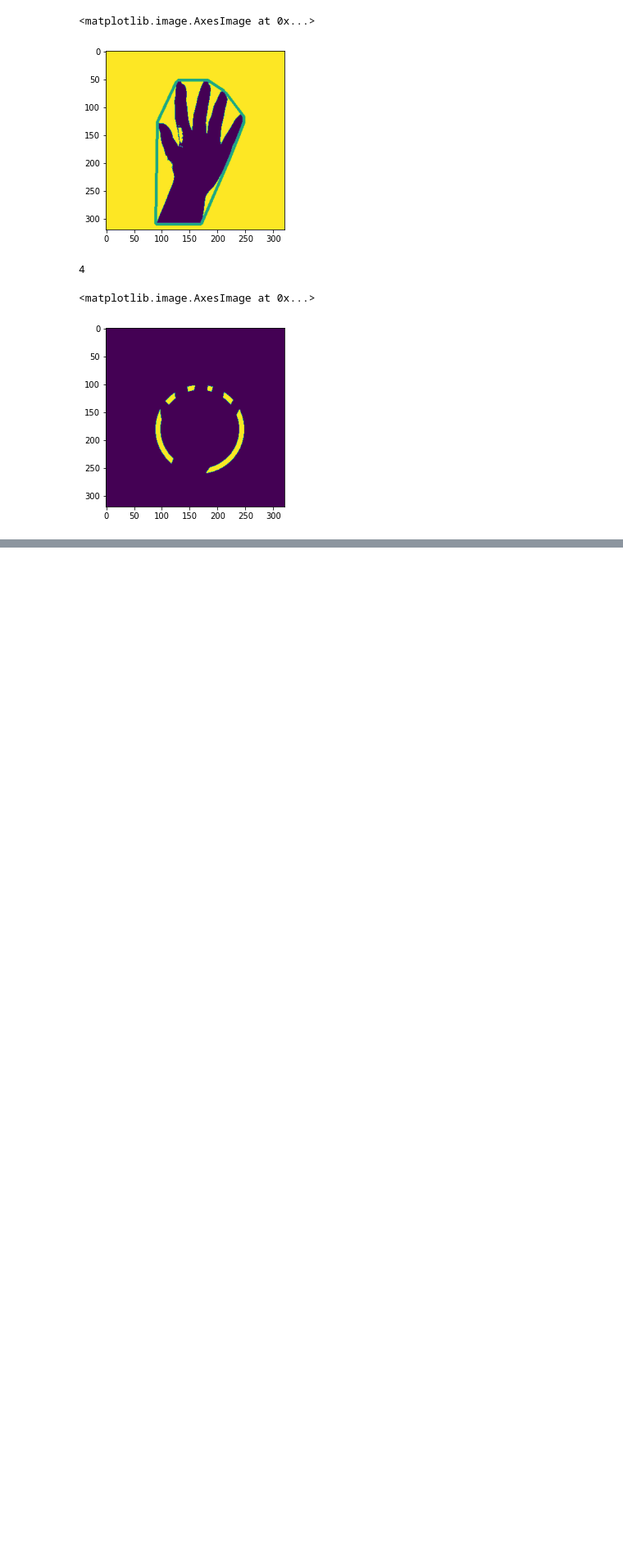
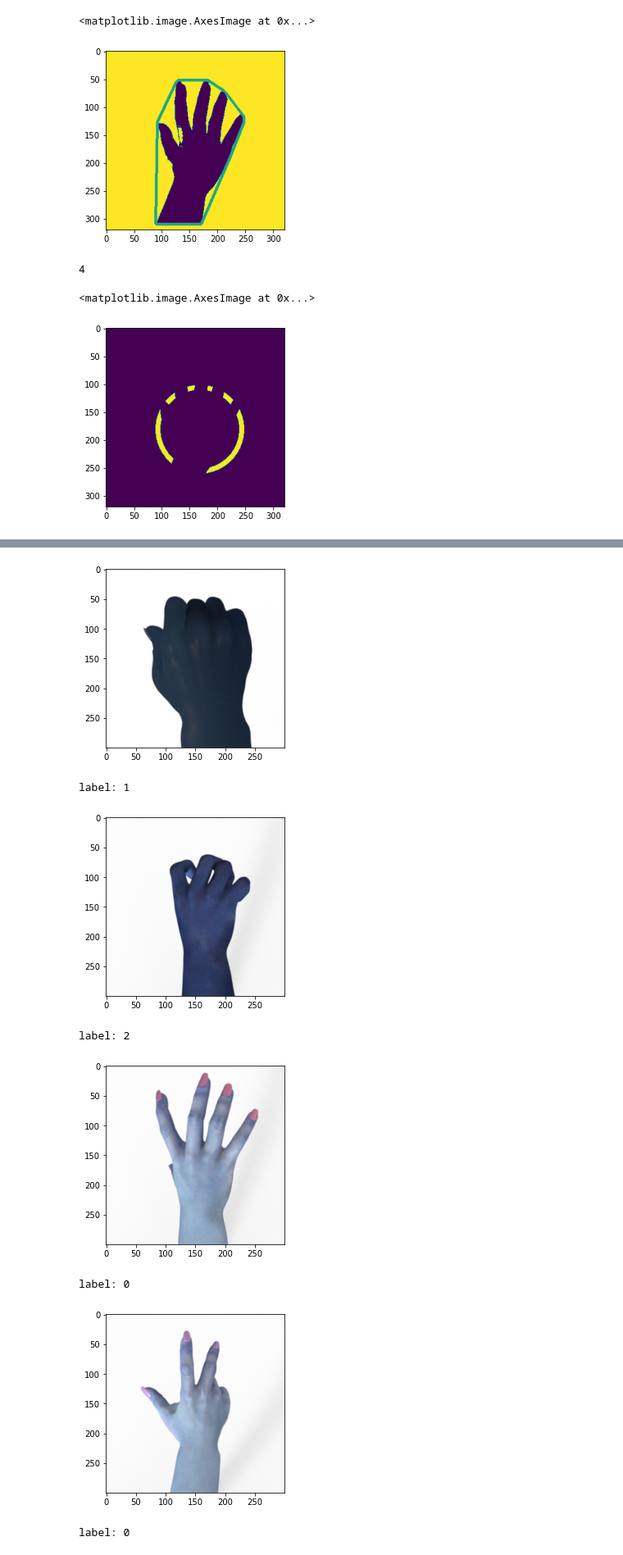
Before and after one commit to papa-ours/codeml-2021, a Jupyter notebook: challenge-6/challenge-6.ipynb, the cells around one changed output, grey strips where cells are left out. Shown at 82% size. Cells and saved outputs as stored; diff of their text form; code cells hidden in the pictures; blank space fills up the shorter version.

```diff
--- a/challenge-6/challenge-6.ipynb
+++ b/challenge-6/challenge-6.ipynb
@@ -151,3 +147,25 @@ plt.imshow(cv2.bitwise_and(img2,img2,mask=circular_roi))
 # %% [output]
 <matplotlib.image.AxesImage at 0x...>
 [figure]
+# %%
+def preprocess_img(img):
+
+    img = cv2.copyMakeBorder(img, 10, 10, 10, 10, cv2.BORDER_CONSTANT, None, value = (255, 255, 255))
+
+    img = cv2.cvtColor(img, cv2.COLOR_BGR2GRAY)
+    _,img=cv2.threshold(img,0,255,cv2.THRESH_BINARY+cv2.THRESH_OTSU)
+
+    img = cv2.resize(img, (28, 28))
+
+    return img
+
+def load_data(files):
+    images = []
+    for file in tqdm(files):
+        img = cv2.imread(file)
+        img = preprocess_img(img)
+        images.append(img)
+
+    return np.array(images)/255.0
+
+images = load_data(train_files)
@@ -153,0 +279,29 @@ plt.imshow(cv2.bitwise_and(img2,img2,mask=circular_roi))
+# %%
+
+encoder = Model(inp, l)
+x_train_encoded = encoder.predict(x_train)
+# %%
+from sklearn.cluster import KMeans
+
+kmeans = KMeans(n_clusters=3, random_state=0).fit(x_train_encoded)
+# %%
+for i in range(30, 50):
+
+    img = cv2.imread(train_files[i])
+    img_processed = preprocess_img(img)
+
+    encoded_img = encoder.predict(img_processed.reshape(1,28,28))
+    label = kmeans.predict(encoded_img)[0]
+
+    plt.imshow(img)
+    plt.show()
+    print(f"label: {label}")
+# %% [output]
+[figure, added]
+label: 1
+[figure, added]
+label: 2
+[figure, added]
+label: 0
+[figure, added]
+label: 0
```
Also changed, not shown: parts of 7 cells of this notebook.
